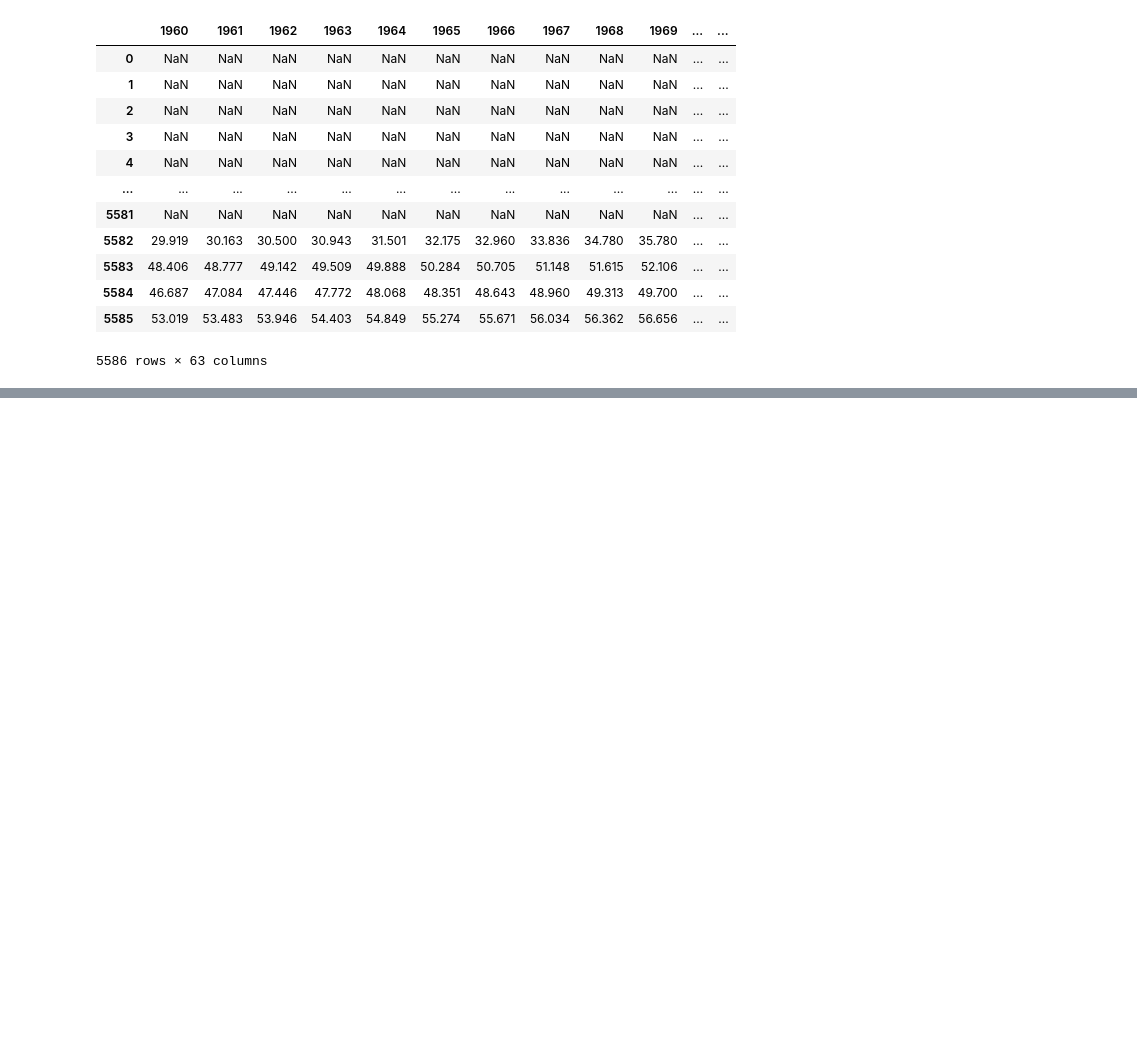
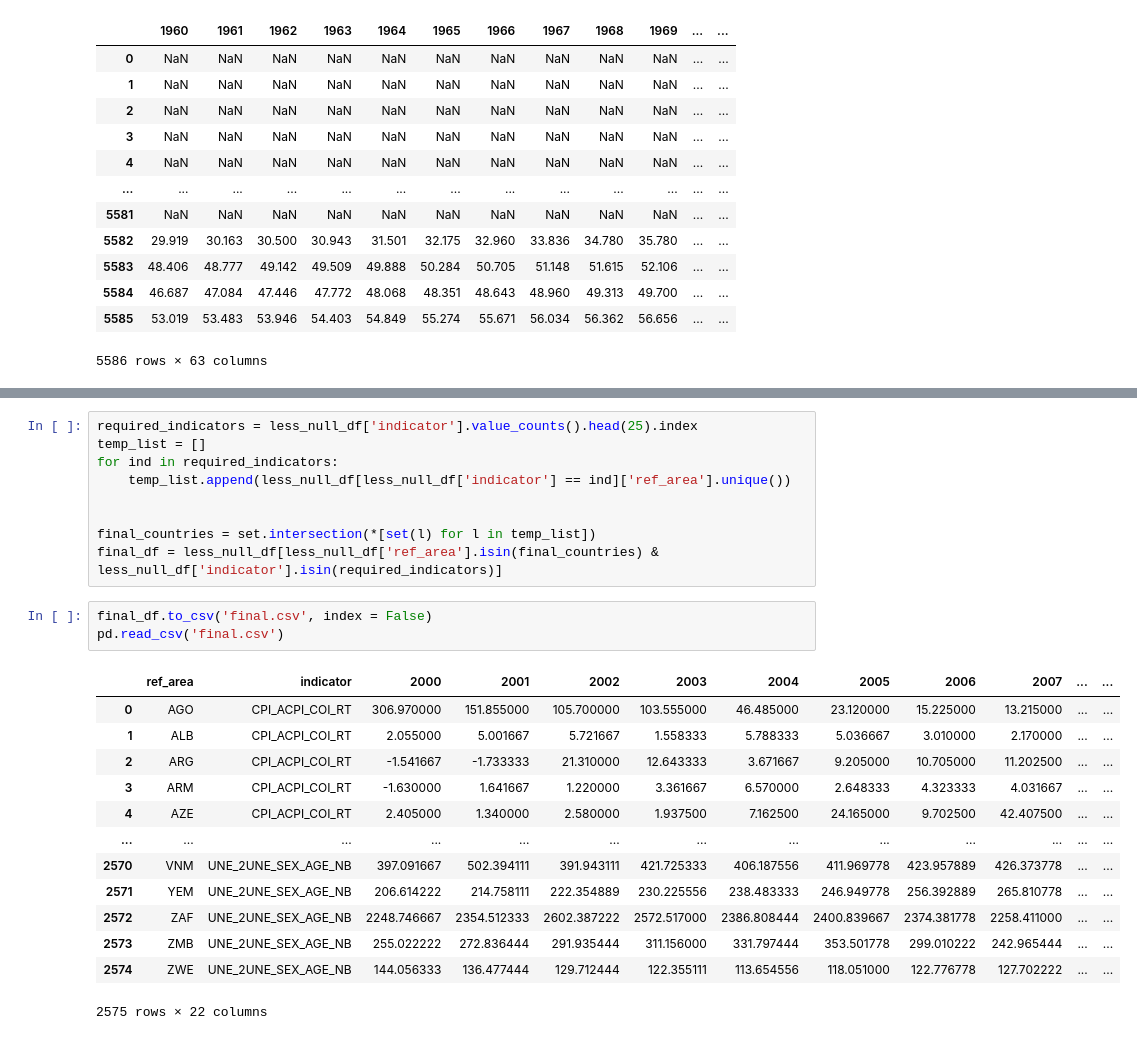
Before and after one commit to gridsusc/mindspark-4-team-no-free-lunch, a Jupyter notebook: MindSpark.ipynb, the cells around one changed output, grey strips where cells are left out. Cells and saved outputs as stored; diff of their text form; blank space fills up the shorter version.

```diff
--- a/MindSpark.ipynb
+++ b/MindSpark.ipynb
@@ -80,0 +262,26 @@ all_df
+# %%
+required_indicators = less_null_df['indicator'].value_counts().head(25).index
+temp_list = []
+for ind in required_indicators:
+    temp_list.append(less_null_df[less_null_df['indicator'] == ind]['ref_area'].unique())
+
+
+final_countries = set.intersection(*[set(l) for l in temp_list])
+final_df = less_null_df[less_null_df['ref_area'].isin(final_countries) & less_null_df['indicator'].isin(required_indicators)]
+# %%
+final_df.to_csv('final.csv', index = False)
+pd.read_csv('final.csv')
+# %% [output]
+|  | ref_area | indicator | 2000 | 2001 | 2002 | 2003 | 2004 | 2005 | 2006 | 2007 | ... | ... |
+| 0 | AGO | CPI_ACPI_COI_RT | 306.970000 | 151.855000 | 105.700000 | 103.555000 | 46.485000 | 23.120000 | 15.225000 | 13.215000 | ... | ... |
+| 1 | ALB | CPI_ACPI_COI_RT | 2.055000 | 5.001667 | 5.721667 | 1.558333 | 5.788333 | 5.036667 | 3.010000 | 2.170000 | ... | ... |
+| 2 | ARG | CPI_ACPI_COI_RT | -1.541667 | -1.733333 | 21.310000 | 12.643333 | 3.671667 | 9.205000 | 10.705000 | 11.202500 | ... | ... |
+| 3 | ARM | CPI_ACPI_COI_RT | -1.630000 | 1.641667 | 1.220000 | 3.361667 | 6.570000 | 2.648333 | 4.323333 | 4.031667 | ... | ... |
+| 4 | AZE | CPI_ACPI_COI_RT | 2.405000 | 1.340000 | 2.580000 | 1.937500 | 7.162500 | 24.165000 | 9.702500 | 42.407500 | ... | ... |
+| ... | ... | ... | ... | ... | ... | ... | ... | ... | ... | ... | ... | ... |
+| 2570 | VNM | UNE_2UNE_SEX_AGE_NB | 397.091667 | 502.394111 | 391.943111 | 421.725333 | 406.187556 | 411.969778 | 423.957889 | 426.373778 | ... | ... |
+| 2571 | YEM | UNE_2UNE_SEX_AGE_NB | 206.614222 | 214.758111 | 222.354889 | 230.225556 | 238.483333 | 246.949778 | 256.392889 | 265.810778 | ... | ... |
+| 2572 | ZAF | UNE_2UNE_SEX_AGE_NB | 2248.746667 | 2354.512333 | 2602.387222 | 2572.517000 | 2386.808444 | 2400.839667 | 2374.381778 | 2258.411000 | ... | ... |
+| 2573 | ZMB | UNE_2UNE_SEX_AGE_NB | 255.022222 | 272.836444 | 291.935444 | 311.156000 | 331.797444 | 353.501778 | 299.010222 | 242.965444 | ... | ... |
+| 2574 | ZWE | UNE_2UNE_SEX_AGE_NB | 144.056333 | 136.477444 | 129.712444 | 122.355111 | 113.654556 | 118.051000 | 122.776778 | 127.702222 | ... | ... |
+2575 rows × 22 columns
```
Also changed, not shown: parts of 18 cells of this notebook, 1 other file.
